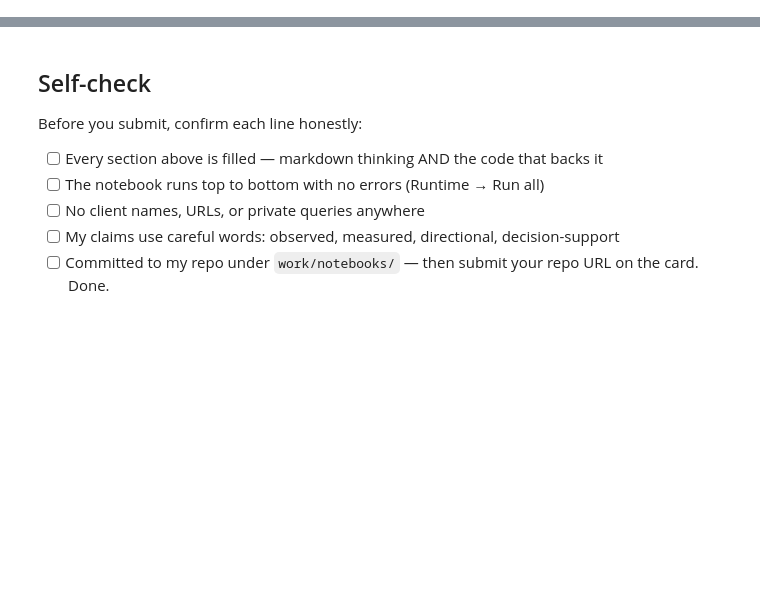
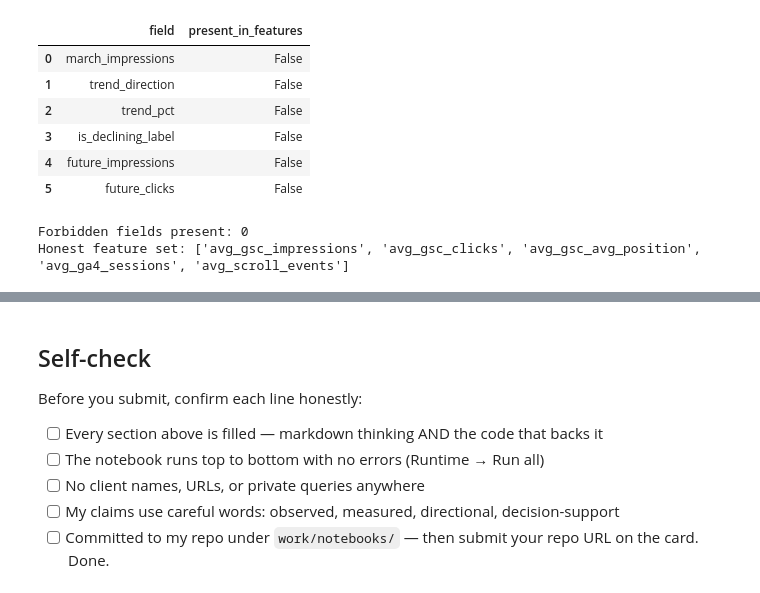
Before and after one commit to Srinadh2314/srinadh-flyrank-intership, a Jupyter notebook: work/notebooks/w06_validation_audit.ipynb, the cells around one changed output, grey strips where cells are left out. Saved outputs shown, nothing was run; the diff lists cells and outputs as text; code cells hidden in the pictures; blank space fills up the shorter version.

```diff
--- a/work/notebooks/w06_validation_audit.ipynb
+++ b/work/notebooks/w06_validation_audit.ipynb
@@ -36,0 +216,40 @@ This skeleton is yours to fill. Work the sections **in order** — each one has
+# %%
+
+forbidden_features = [
+    "march_impressions",
+    "trend_direction",
+    "trend_pct",
+    "is_declining_label",
+    "future_impressions",
+    "future_clicks"
+]
+
+leakage_audit = pd.DataFrame({
+    "field": forbidden_features,
+    "present_in_features": [
+        field in features
+        for field in forbidden_features
+    ]
+})
+
+display(leakage_audit)
+
+print(
+    "Forbidden fields present:",
+    leakage_audit["present_in_features"].sum()
+)
+
+print(
+    "Honest feature set:",
+    features
+)
+# %% [output]
+|  | field | present_in_features |
+| 0 | march_impressions | False |
+| 1 | trend_direction | False |
+| 2 | trend_pct | False |
+| 3 | is_declining_label | False |
+| 4 | future_impressions | False |
+| 5 | future_clicks | False |
+Forbidden fields present: 0
+Honest feature set: ['avg_gsc_impressions', 'avg_gsc_clicks', 'avg_gsc_avg_position', 'avg_ga4_sessions', 'avg_scroll_events']
```
Also changed, not shown: parts of 15 cells of this notebook.
